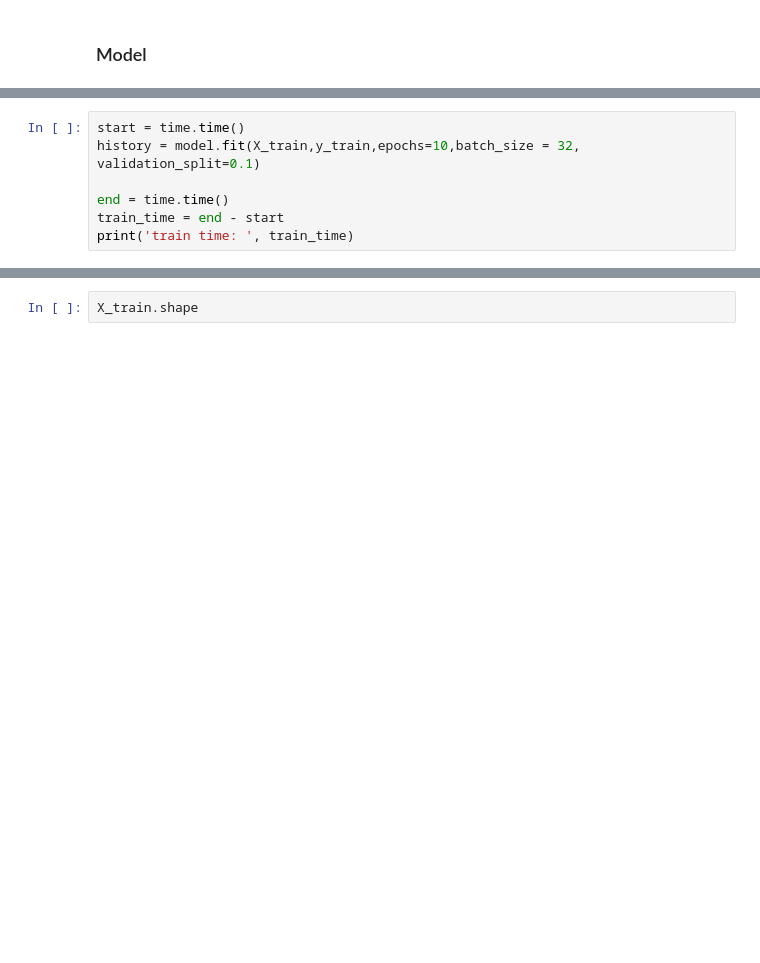
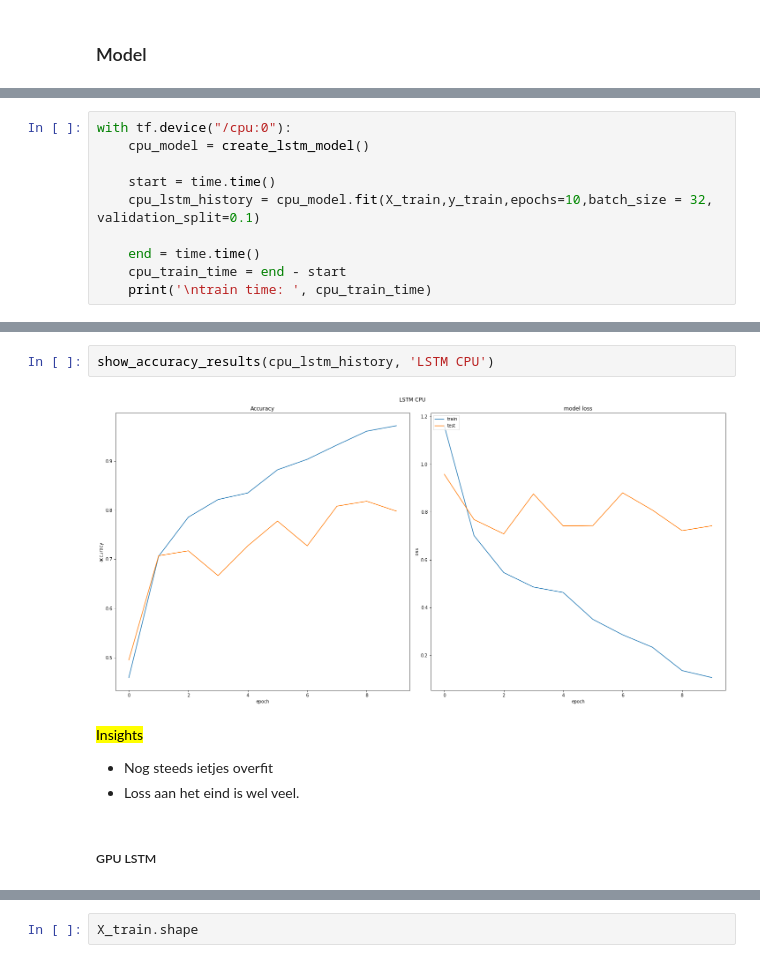
Before and after one commit to Mysurii/Minoi-AAI, a Jupyter notebook: Machine Learning/animals.ipynb, the cells around one changed output, grey strips where cells are left out. Cells and saved outputs as stored; diff of their text form; blank space fills up the shorter version.

```diff
--- a/Machine Learning/animals.ipynb
+++ b/Machine Learning/animals.ipynb
@@ -113,8 +144,11 @@ model.compile(optimizer='adam',
 # %%
-start = time.time()
-history = model.fit(X_train,y_train,epochs=10,batch_size = 32, validation_split=0.1)
+with tf.device("/cpu:0"):
+    cpu_model = create_lstm_model()
 
-end = time.time()
-train_time = end - start
-print('train time: ', train_time)
+    start = time.time()
+    cpu_lstm_history = cpu_model.fit(X_train,y_train,epochs=10,batch_size = 32, validation_split=0.1)
+
+    end = time.time()
+    cpu_train_time = end - start
+    print('\ntrain time: ', cpu_train_time)
 # %% [output]
@@ -168,0 +194,11 @@ plt.show()
+# %%
+show_accuracy_results(cpu_lstm_history, 'LSTM CPU')
+# %% [output]
+[figure, added]
+# %% [markdown]
+<mark>Insights</mark>
+
+- Nog steeds ietjes overfit
+- Loss aan het eind is wel veel.
+# %% [markdown]
+##### GPU LSTM
```
Also changed, not shown: parts of 17 cells of this notebook.
